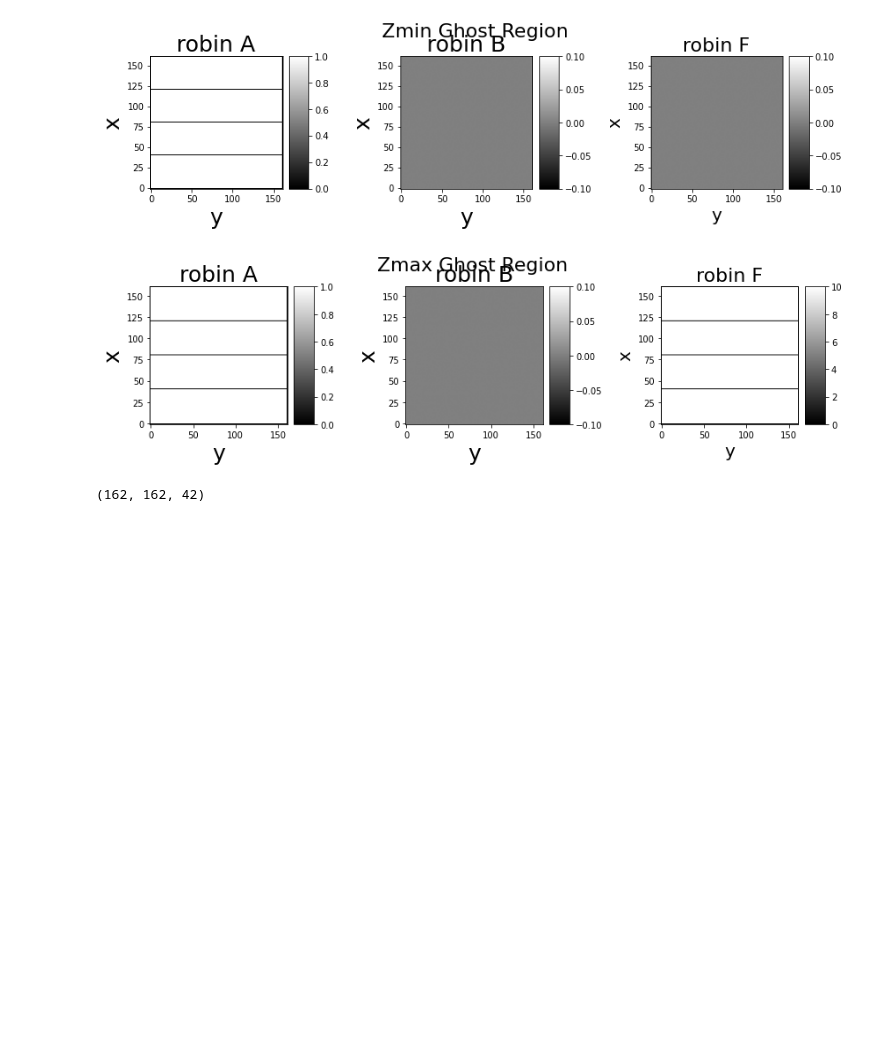
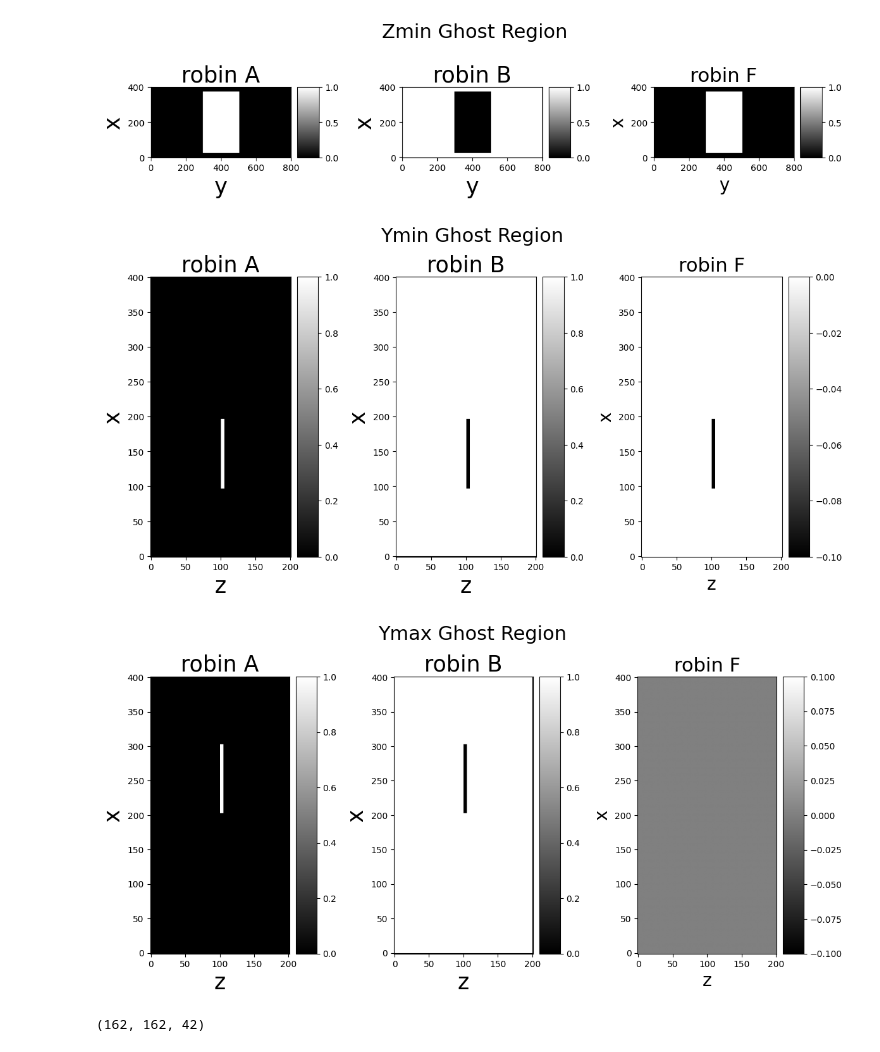
Before and after one commit to AMReX-Microelectronics/Electrostatic, a Jupyter notebook: Tools/visualize_ghost_regions.ipynb, the cells around one changed output. Saved outputs shown, nothing was run; the diff lists cells and outputs as text; code cells hidden in the pictures; blank space fills up the shorter version.

```diff
--- a/Tools/visualize_ghost_regions.ipynb
+++ b/Tools/visualize_ghost_regions.ipynb
@@ -8,9 +8,9 @@ import sys
 sys.path.insert(0, 'SelectWarpXTools/PostProcessing/')
 from read_raw_data import read_data
 import matplotlib.gridspec as gridspec
-path = "../Exec/ppc0000"
+#path = "../Exec/ppc0000"
 #path = "../Exec/ppc_init0"
-#path = "../Exec/cntfet0000"
+path = "../Exec/cntfet0000"
 # %%
 ds = yt.load(path)
 ds.print_stats()
@@ -145,34 +145,35 @@ extent_Z [ -1 161  -1 161]
 # %%
 robinA=data[0]['robinA']
 robinB=data[0]['robinB']
 robinF=data[0]['robinF']
 
 plot_robin('Zmin Ghost Region', 0.63,'y', 'x',
            robinA[:,:,0],
            robinB[:,:,0],
            robinF[:,:,0],
            extent_Z)
 
-plot_robin('Zmax Ghost Region', 0.63,'y', 'x',
-           robinA[:,:,ncells[2]+1],
-           robinB[:,:,ncells[2]+1],
-           robinF[:,:,ncells[2]+1],
-           extent_Z)
+# plot_robin('Zmax Ghost Region', 0.63,'y', 'x',
+#            robinA[:,:,ncells[2]+1],
+#            robinB[:,:,ncells[2]+1],
+#            robinF[:,:,ncells[2]+1],
+#            extent_Z)
 
-# plot_robin('Ymin Ghost Region',0.75, 'z', 'x',
-#            robinA[:,0,:],
-#            robinB[:,0,:],
-#            robinF[:,0,:],
-#            extent_Y)
+plot_robin('Ymin Ghost Region',0.75, 'z', 'x',
+           robinA[:,0,:],
+           robinB[:,0,:],
+           robinF[:,0,:],
+           extent_Y)
 
-# plot_robin('Ymax Ghost Region',0.75, 'z', 'x',
-#            robinA[:,ncells[1]+1,:],
-#            robinB[:,ncells[1]+1,:],
-#            robinF[:,ncells[1]+1,:],
-#            extent_Y)
+plot_robin('Ymax Ghost Region',0.75, 'z', 'x',
+           robinA[:,ncells[1]+1,:],
+           robinB[:,ncells[1]+1,:],
+           robinF[:,ncells[1]+1,:],
+           extent_Y)
 # %% [output]
-[figure, old version]
+[figure, new version]
-[figure, old version]
+[figure, new version]
+[figure, added]
 # %%
 def plot_soln(title, title_height, hor_label, ver_label, min_slice, max_slice, extent):
 
```
Also changed, not shown: parts of 3 cells of this notebook, 1 other file.
